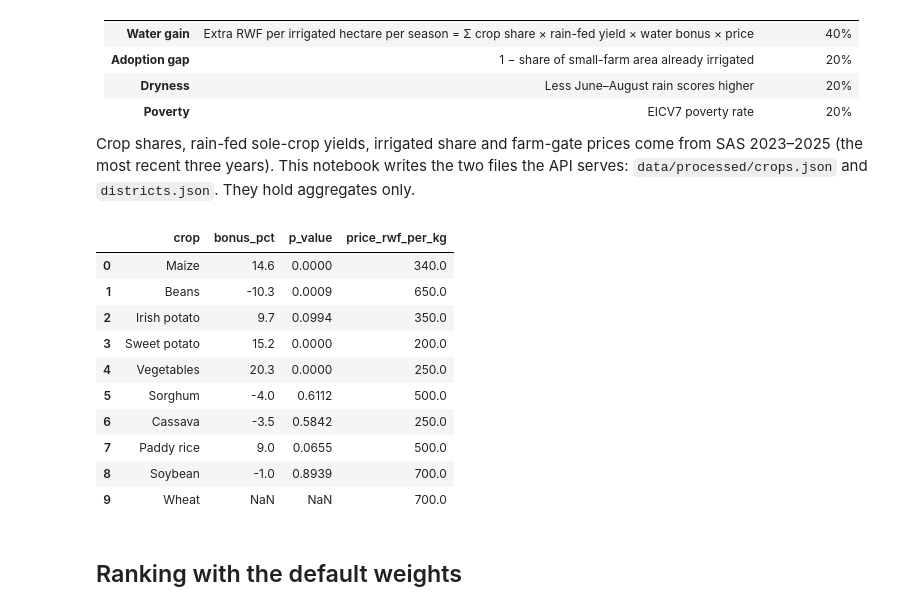
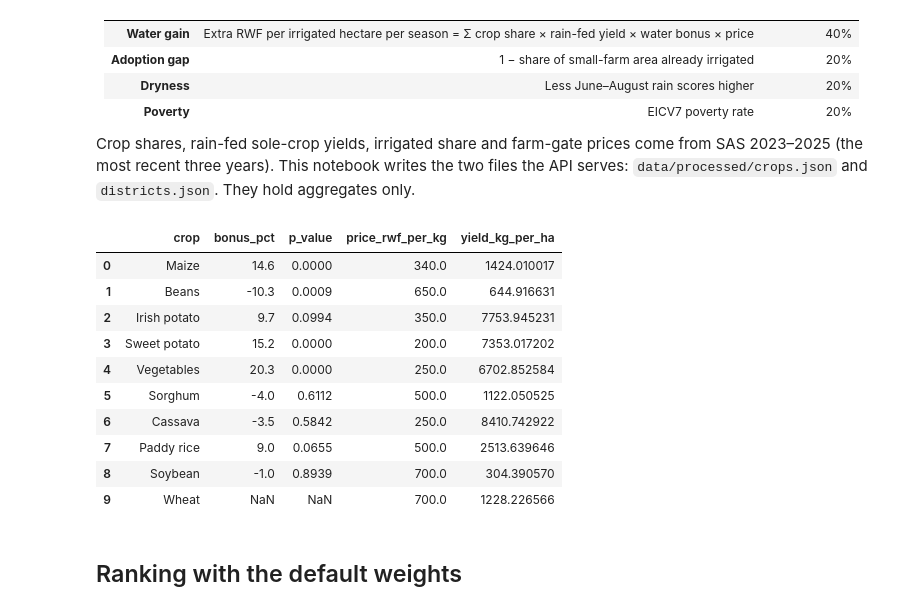
Before and after one commit to thepreakerebi/kuhira, a Jupyter notebook: notebooks/05_district_scores.ipynb, the cells around one changed output. Saved outputs shown, nothing was run; the diff lists cells and outputs as text; code cells hidden in the pictures.

Commit message:
Use the national yield when a district barely grows the chosen crop

```diff
--- a/notebooks/05_district_scores.ipynb
+++ b/notebooks/05_district_scores.ipynb
@@ -16,33 +16,33 @@ recent three years). This notebook writes the two files the API serves: `data/pr
 # %%
 import matplotlib.pyplot as plt
 import pandas as pd
 
 from kuhira import build, plan, style
 from kuhira import district_stats as ds
 from kuhira.paths import INTERIM
 from kuhira.rainfall import dry_season_mm
 
 style.use()
 plots = pd.read_parquet(INTERIM / "plots.parquet")
 recent = ds.recent_small(plots)
 bonus = pd.read_csv(INTERIM / "water_bonus.csv")
-crops = build.crops_table(bonus, ds.crop_prices(recent))
+crops = build.crops_table(bonus, ds.crop_prices(recent), ds.national_rainfed_yields(recent))
 districts = build.districts_table(recent, dry_season_mm(pd.read_parquet(INTERIM / "rain_monthly.parquet")),
                                   build.load_poverty())
 build.write(crops, districts)
-pd.DataFrame(crops)[["crop", "bonus_pct", "p_value", "price_rwf_per_kg"]]
+pd.DataFrame(crops)[["crop", "bonus_pct", "p_value", "price_rwf_per_kg", "yield_kg_per_ha"]]
 # %% [output]
-|  | crop | bonus_pct | p_value | price_rwf_per_kg |
-| 0 | Maize | 14.6 | 0.0000 | 340.0 |
-| 1 | Beans | -10.3 | 0.0009 | 650.0 |
-| 2 | Irish potato | 9.7 | 0.0994 | 350.0 |
-| 3 | Sweet potato | 15.2 | 0.0000 | 200.0 |
-| 4 | Vegetables | 20.3 | 0.0000 | 250.0 |
-| 5 | Sorghum | -4.0 | 0.6112 | 500.0 |
-| 6 | Cassava | -3.5 | 0.5842 | 250.0 |
-| 7 | Paddy rice | 9.0 | 0.0655 | 500.0 |
-| 8 | Soybean | -1.0 | 0.8939 | 700.0 |
-| 9 | Wheat | NaN | NaN | 700.0 |
+|  | crop | bonus_pct | p_value | price_rwf_per_kg | yield_kg_per_ha |
+| 0 | Maize | 14.6 | 0.0000 | 340.0 | 1424.010017 |
+| 1 | Beans | -10.3 | 0.0009 | 650.0 | 644.916631 |
+| 2 | Irish potato | 9.7 | 0.0994 | 350.0 | 7753.945231 |
+| 3 | Sweet potato | 15.2 | 0.0000 | 200.0 | 7353.017202 |
+| 4 | Vegetables | 20.3 | 0.0000 | 250.0 | 6702.852584 |
+| 5 | Sorghum | -4.0 | 0.6112 | 500.0 | 1122.050525 |
+| 6 | Cassava | -3.5 | 0.5842 | 250.0 | 8410.742922 |
+| 7 | Paddy rice | 9.0 | 0.0655 | 500.0 | 2513.639646 |
+| 8 | Soybean | -1.0 | 0.8939 | 700.0 | 304.390570 |
+| 9 | Wheat | NaN | NaN | 700.0 | 1228.226566 |
 # %% [markdown]
 ## Ranking with the default weights
 # %%
```
Also changed, not shown: parts of 4 cells of this notebook, 7 other files.
